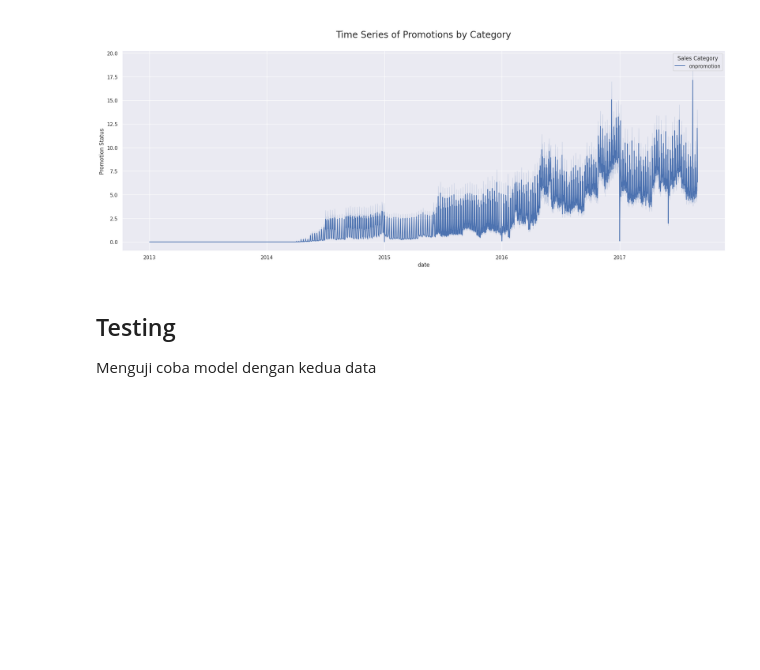
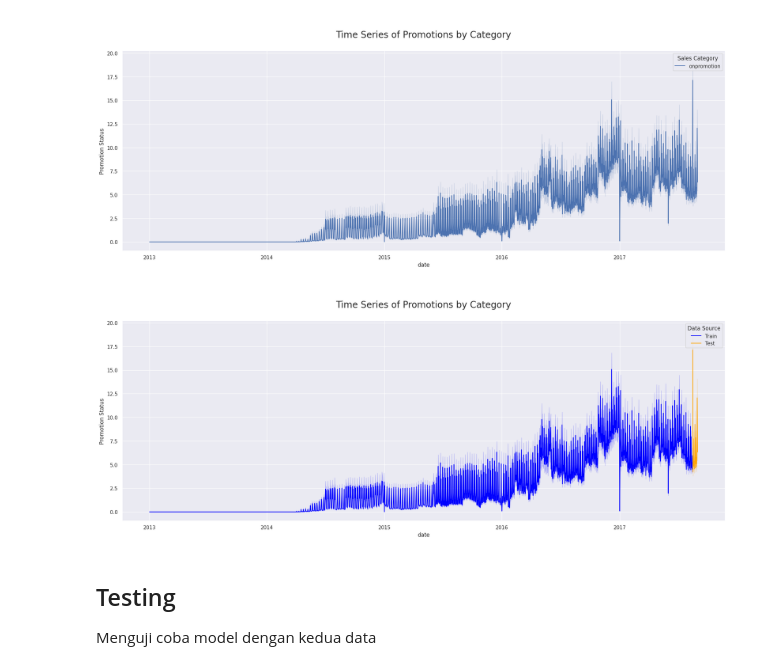
Before and after one commit to rafkama/Magang-BVK, a Jupyter notebook: Forecasting_Data_BVK.ipynb, the cells around one changed output. Saved outputs shown, nothing was run; the diff lists cells and outputs as text; code cells hidden in the pictures; blank space fills up the shorter version.

```diff
--- a/Forecasting_Data_BVK.ipynb
+++ b/Forecasting_Data_BVK.ipynb
@@ -381,6 +381,54 @@ ax.set_title("\nTime Series of Promotions by Category\n", fontsize=20)
 plt.show()
 # %% [output]
 [figure]
+# %%
+import pandas as pd
+import numpy as np
+import seaborn as sns
+import matplotlib.pyplot as plt
+
+# Assuming df is your train DataFrame
+df_train = df.copy()  # Use .copy() to avoid modifying the original DataFrame
+
+# Ensure 'date' is in datetime format for the training dataset
+df_train['date'] = pd.to_datetime(df_train['date'])
+
+# Load the test dataset
+df_test = pd.read_csv('test.csv')  # Load your test data
+df_test['date'] = pd.to_datetime(df_test['date'])
+
+# Select the columns for plotting
+columns_to_plot = ['onpromotion']  # Column to plot, adjust as necessary
+
+# Melt the train DataFrame to long format
+df_train_melted = df_train.melt(id_vars=['date'], value_vars=columns_to_plot,
+                                  var_name='Sales Category', value_name='Promotion Status')
+
+# Melt the test DataFrame to long format
+df_test_melted = df_test.melt(id_vars=['date'], value_vars=columns_to_plot,
+                                var_name='Sales Category', value_name='Promotion Status')
+
+# Add a new column to identify the source of the data
+df_train_melted['Data Source'] = 'Train'
+df_test_melted['Data Source'] = 'Test'
+
+# Combine train and test data for plotting
+df_combined = pd.concat([df_train_melted, df_test_melted], ignore_index=True)
+
+# Set figure size
+sns.set(rc={'figure.figsize': (24, 8)})
+
+# Create the line plot with a custom palette
+ax = sns.lineplot(data=df_combined, x='date', y='Promotion Status',
+                  hue='Data Source', palette={'Train': 'blue', 'Test': 'orange'})
+
+# Set the plot title
+ax.set_title("\nTime Series of Promotions by Category\n", fontsize=20)
+
+# Show the plot
+plt.show()
+# %% [output]
+[figure, added]
 # %% [markdown]
 ## Testing
 
```
Also changed, not shown: parts of 2 cells of this notebook.
